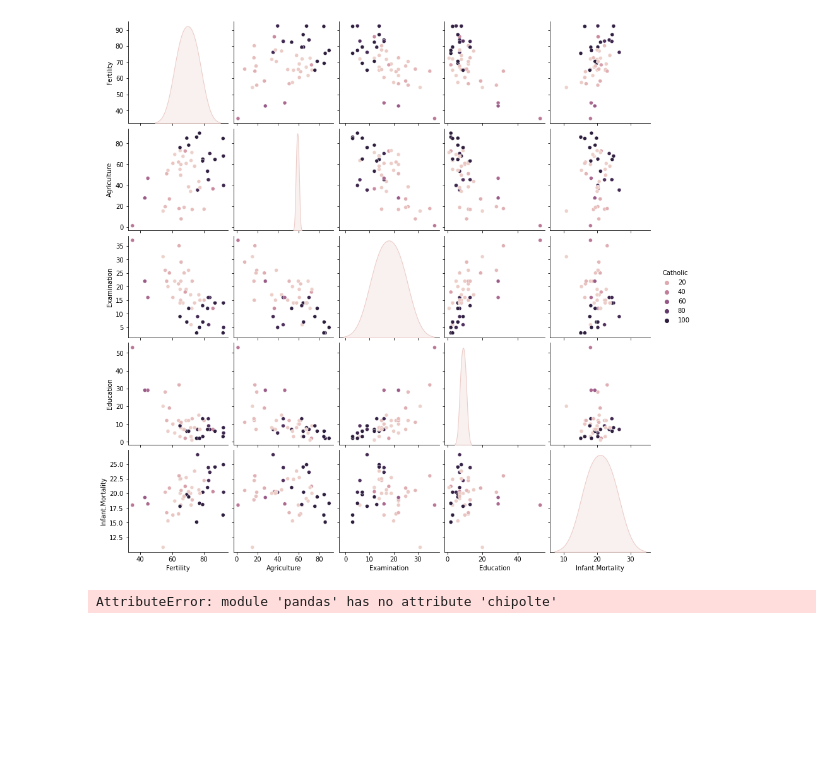
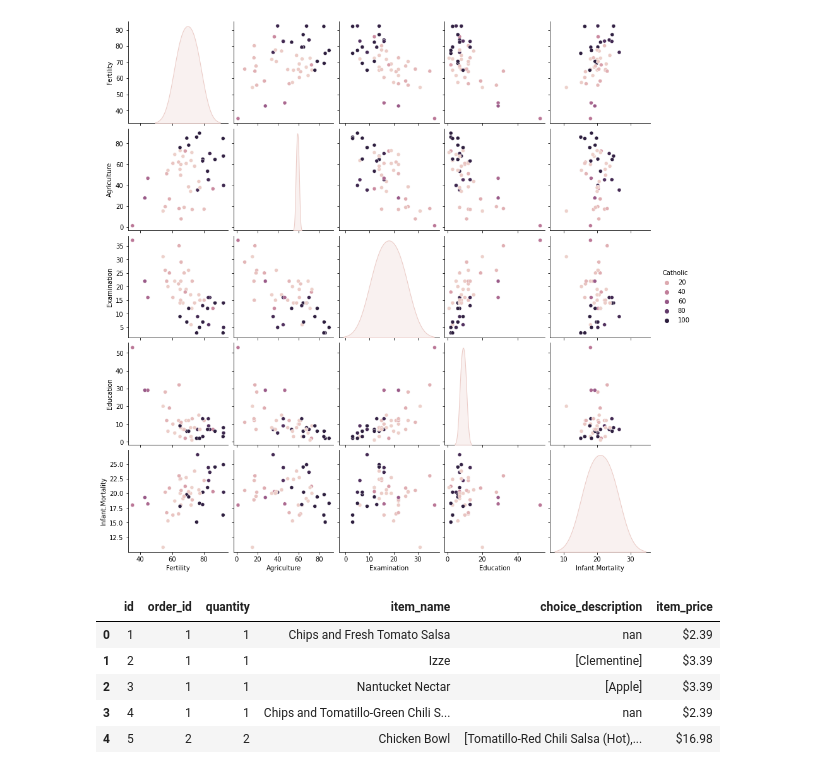
Before and after one commit to Laz-Lopez/numpy-pandas-visualization-exercises, a Jupyter notebook: seaborn_exercises.ipynb, the cells around one changed output. Saved outputs shown, nothing was run; the diff lists cells and outputs as text; code cells hidden in the pictures; blank space fills up the shorter version.

```diff
--- a/seaborn_exercises.ipynb
+++ b/seaborn_exercises.ipynb
@@ -234,8 +235,6 @@ plt.show()
 # %%
 # Using the chipotle dataset from the previous exercise,
 # create a bar chart that shows the 4 most popular items and the revenue produced by each.
-
-chipolte=pd.chipolte
-chipolte.dtypes
+def get_db_url(user,host,password,schema):
+    return f'mysql+pymysql://{user}:{password}@{host}/{schema}'
+connect = get_db_url(env.user, env.host, env.password, 'chipotle')
-# %% [output]
-AttributeError: module 'pandas' has no attribute 'chipolte'
@@ -241,0 +248,9 @@ AttributeError: module 'pandas' has no attribute 'chipolte'
+# %%
+chipolt.head()
+# %% [output]
+|  | id | order_id | quantity | item_name | choice_description | item_price |
+| 0 | 1 | 1 | 1 | Chips and Fresh Tomato Salsa | nan | $2.39 |
+| 1 | 2 | 1 | 1 | Izze | [Clementine] | $3.39 |
+| 2 | 3 | 1 | 1 | Nantucket Nectar | [Apple] | $3.39 |
+| 3 | 4 | 1 | 1 | Chips and Tomatillo-Green Chili S... | nan | $2.39 |
+| 4 | 5 | 2 | 2 | Chicken Bowl | [Tomatillo-Red Chili Salsa (Hot),... | $16.98 |
```
Also changed, not shown: parts of 6 cells of this notebook.
